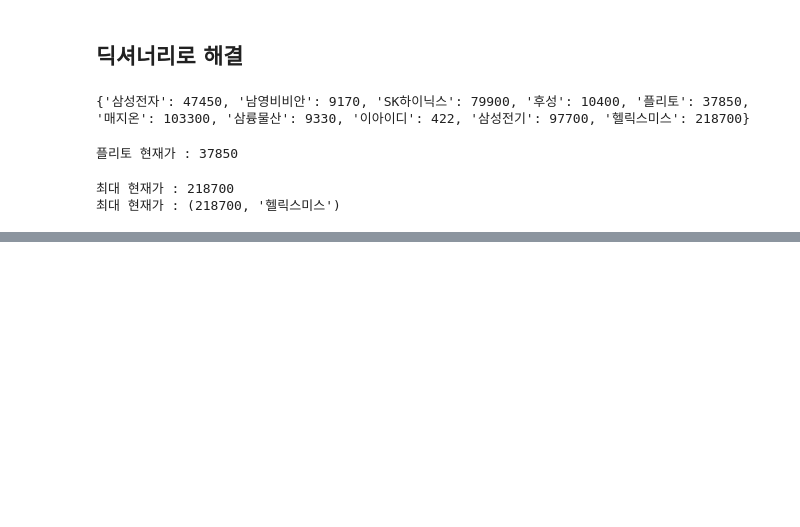
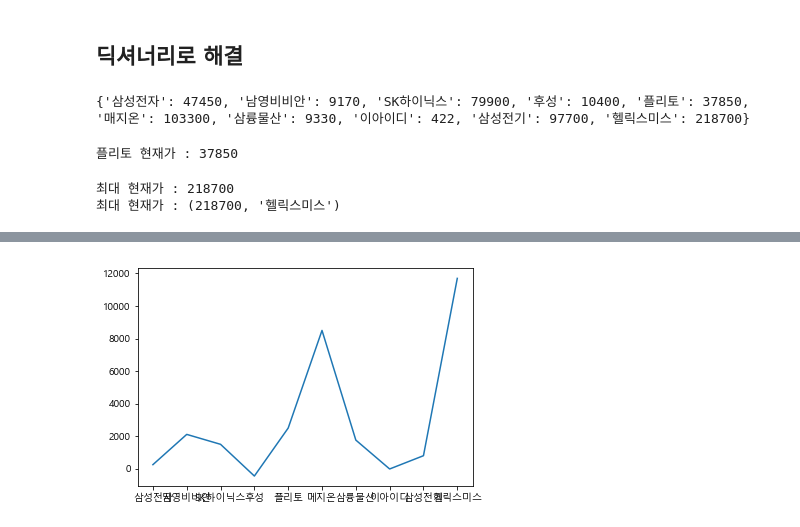
Before and after one commit to yminz/sum_python, a Jupyter notebook: py_ex01.ipynb, the cells around one changed output, grey strips where cells are left out. Drawn from its saved outputs; the diff is of its cells as text; code cells hidden in the pictures; blank space fills up the shorter version.

```diff
--- a/py_ex01.ipynb
+++ b/py_ex01.ipynb
@@ -45,0 +112,9 @@ print('최대 현재가 :',max(zip(stock_price.values(),stock_price.keys())))
+# %%
+x=range(len(y2))
+x2=dic1.keys()
+
+plt.plot(y2)
+plt.xticks(x,x2)
+plt.show()
+# %% [output]
+[figure, added]
```
Also changed, not shown: parts of 10 cells of this notebook.
